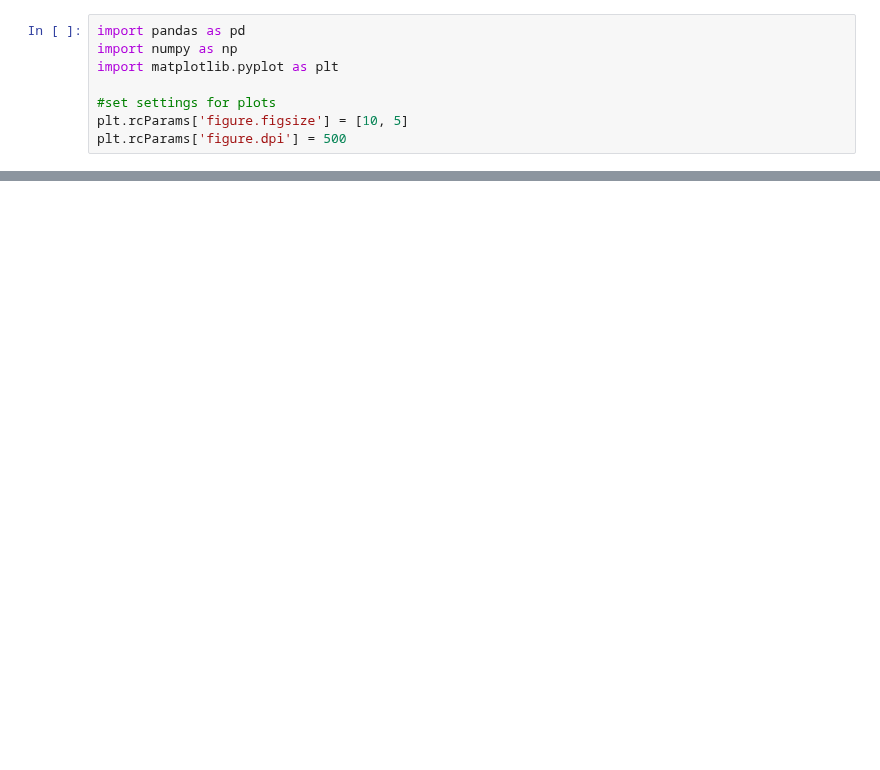
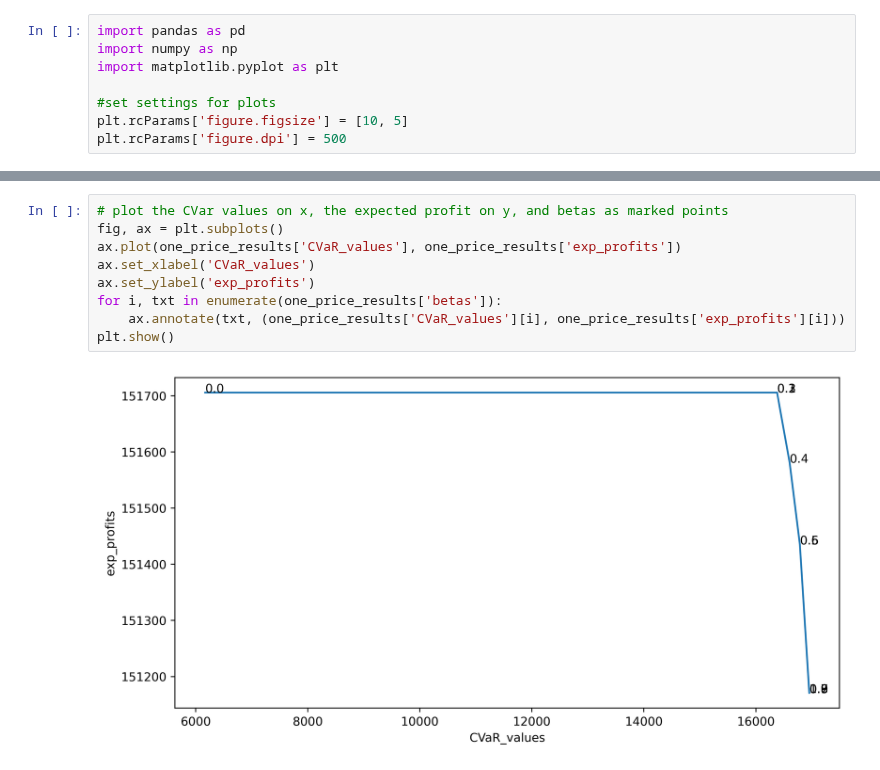
Before and after one commit to Max-f123/Renewables_in_Electricity_Markets, a Jupyter notebook: Assignment2/Task1/1_3_plots.ipynb, the cells around one changed output, grey strips where cells are left out. Drawn from its saved outputs; the diff is of its cells as text; blank space fills up the shorter version.

```diff
--- a/Assignment2/Task1/1_3_plots.ipynb
+++ b/Assignment2/Task1/1_3_plots.ipynb
@@ -40,0 +64,11 @@ plt.show()
+# %%
+# plot the CVar values on x, the expected profit on y, and betas as marked points
+fig, ax = plt.subplots()
+ax.plot(one_price_results['CVaR_values'], one_price_results['exp_profits'])
+ax.set_xlabel('CVaR_values')
+ax.set_ylabel('exp_profits')
+for i, txt in enumerate(one_price_results['betas']):
+    ax.annotate(txt, (one_price_results['CVaR_values'][i], one_price_results['exp_profits'][i]))
+plt.show()
+# %% [output]
+[figure, added]
```
Also changed, not shown: parts of 6 cells of this notebook, 5 other files.
